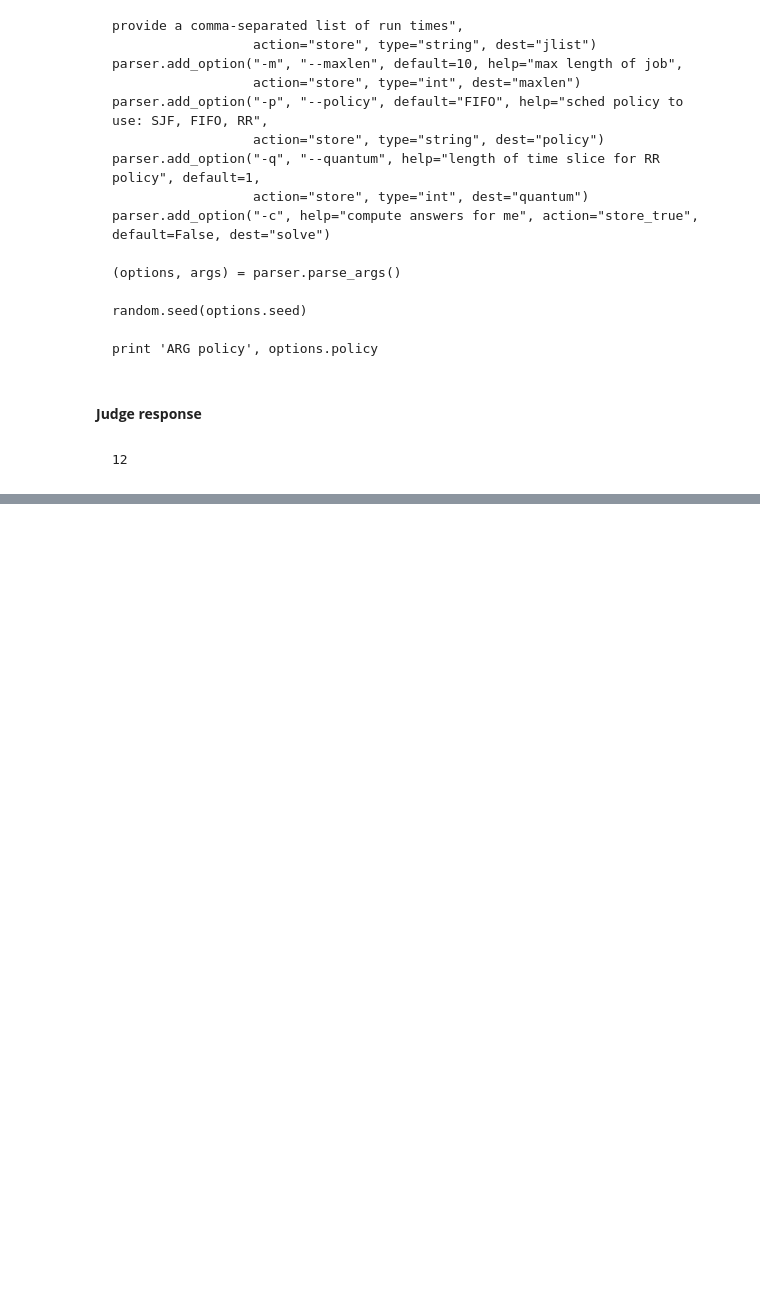
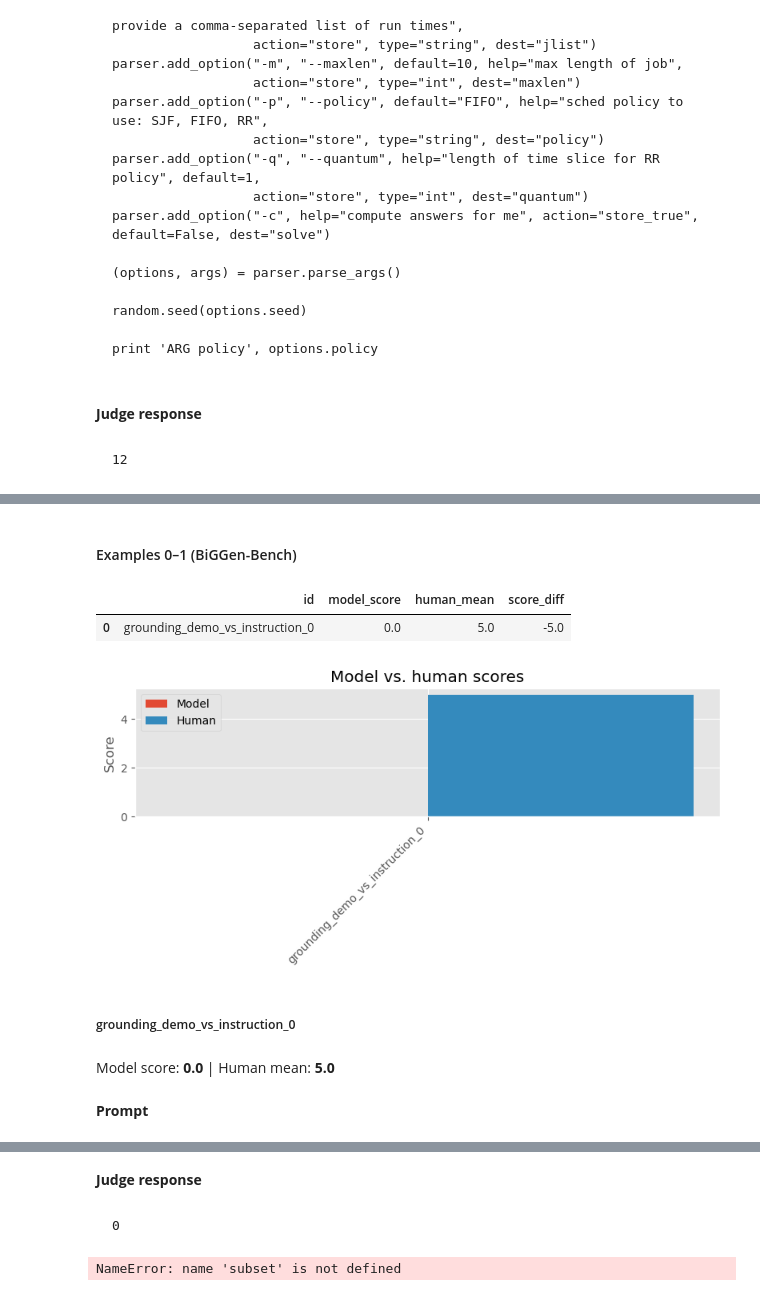
Before and after one commit to VincentLi1/Judging-with-Examples, a Jupyter notebook: data_analysis.ipynb, the cells around one changed output, grey strips where cells are left out. Saved outputs shown, nothing was run; the diff lists cells and outputs as text; code cells hidden in the pictures; blank space fills up the shorter version.

`````diff
--- a/data_analysis.ipynb
+++ b/data_analysis.ipynb
@@ -768,0 +521,10 @@ Return a single integer score only.
+# %%
+subset(0, 1, "biggen_bench")
+# %% [output]
+#### Examples 0–1 (BiGGen-Bench)
+|  | id | model_score | human_mean | score_diff |
+| 0 | grounding_demo_vs_instruction_0 | 0.0 | 5.0 | -5.0 |
+[figure, added]
+##### grounding_demo_vs_instruction_0
+Model score: **0.0** | Human mean: **5.0**
+**Prompt**
@@ -768,0 +580,8 @@ Return a single integer score only.
+**Judge response**
+````
+0
+````
+# %%
+subset(0, 1, "flask")
+# %% [output]
+NameError: name 'subset' is not defined
`````
Also changed, not shown: parts of 10 cells of this notebook, 12 other files.
